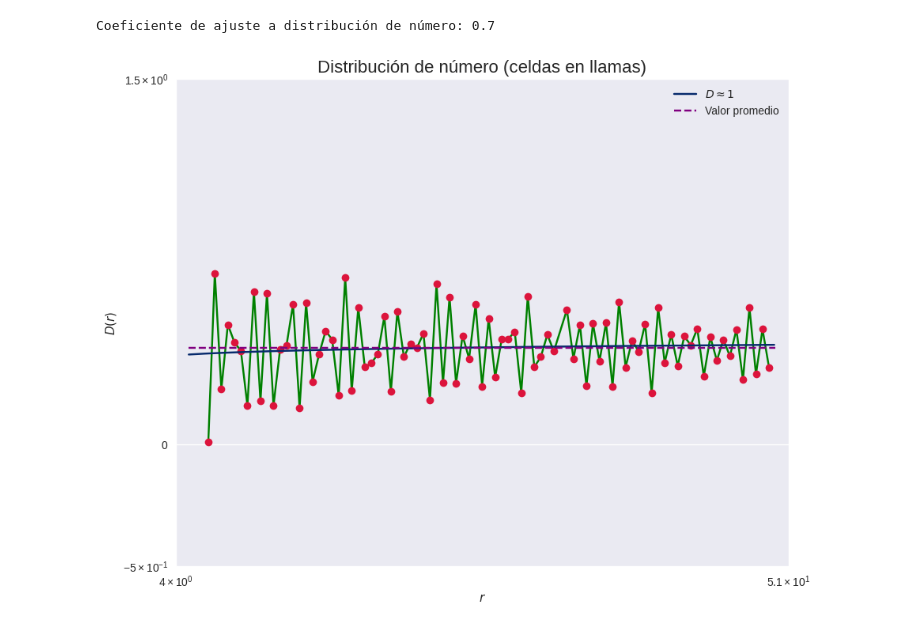
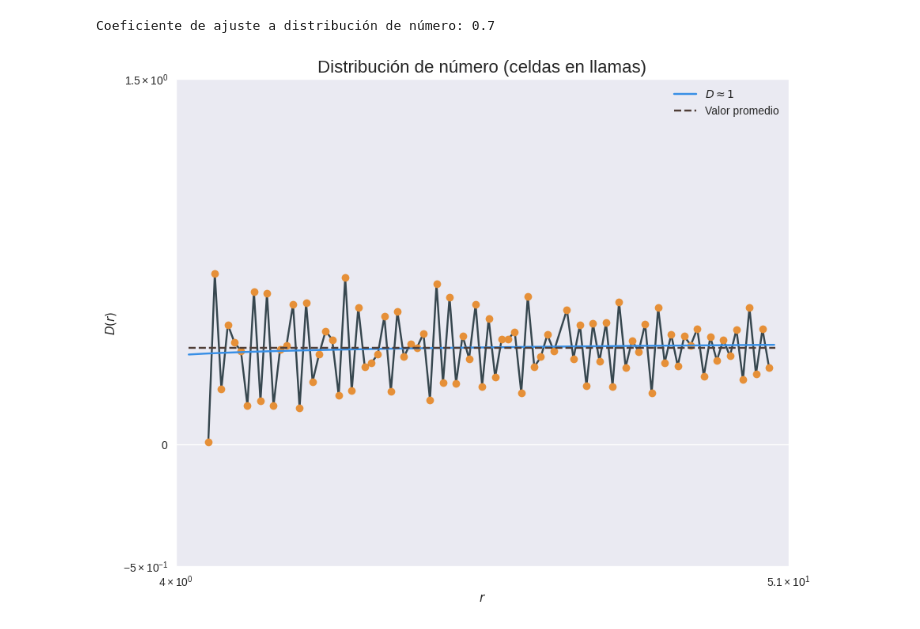
Before and after one commit to hergaj/Topicos-1, a Jupyter notebook: Code/dataproc.ipynb, the cells around one changed output. Cells and saved outputs as stored; diff of their text form; code cells hidden in the pictures.

Commit message:
dataproc: changed color palette

```diff
--- a/Code/dataproc.ipynb
+++ b/Code/dataproc.ipynb
@@ -60,24 +60,24 @@ rad1 = np.arange(5, 50, 0.1)
 # %%
 plt.figure(figsize=(10, 8))
 
-plt.plot(n_data[0][16], n_data[1][16], color="green")
-plt.plot(n_data[0][16], n_data[1][16], 'o' ,color='crimson')
-plt.plot(rad1, Dr(rad1, c_d[16], f_d[16]), color='#072A6C', label=r'$D \approx 1$')
+plt.plot(n_data[0][16], n_data[1][16], color="#37474f")
+plt.plot(n_data[0][16], n_data[1][16], 'o' ,color='#e69038')
+plt.plot(rad1, Dr(rad1, c_d[16], f_d[16]), color='#388FE6', label=r'$D \approx 1$')
 
-plt.hlines(np.mean(n_data[1][16]), xmin=5, xmax=50, colors='purple', linestyles='dashed', label='Valor promedio')
+plt.hlines(np.mean(n_data[1][16]), xmin=5, xmax=50, colors='#4F3E37', linestyles='dashed', label='Valor promedio')
 
 plt.xscale('symlog', linthresh=100)
 plt.yscale('symlog', linthresh=3)
 
 plt.xlim(4, 51)
 plt.ylim(-0.5, 1.5)
 
 plt.xlabel(r'$r$')
 plt.ylabel(r'$D(r)$')
 plt.title('Distribución de número (celdas en llamas)', fontsize=16)
 
 plt.legend()
 
 plt.savefig('../Results/Dr2.pdf')
 # %% [output]
-[figure, old version]
+[figure, new version]
```
